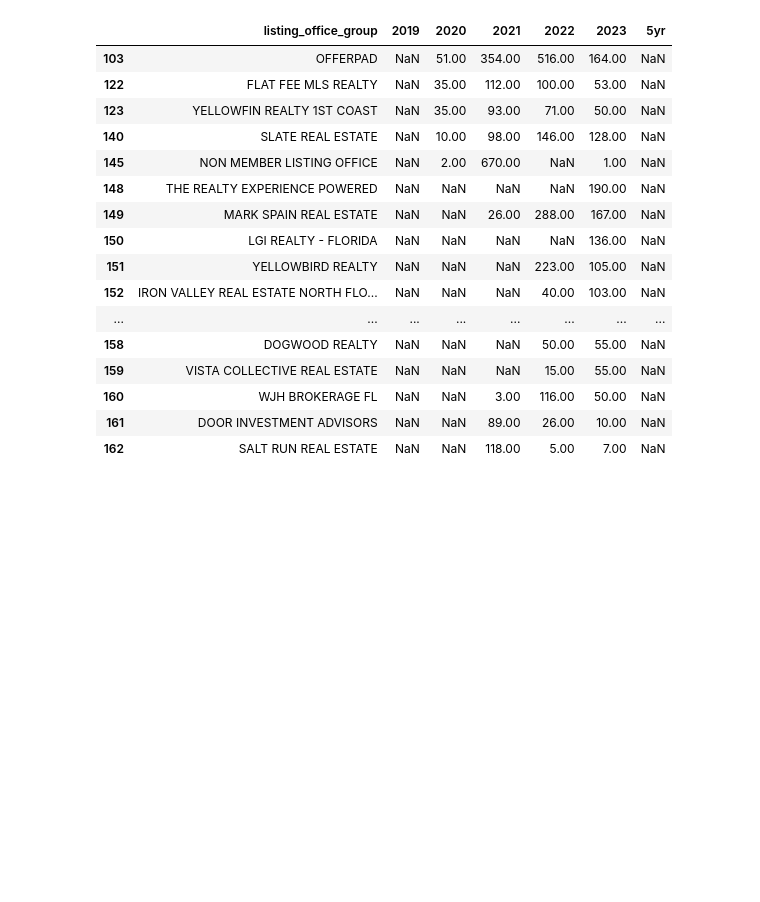
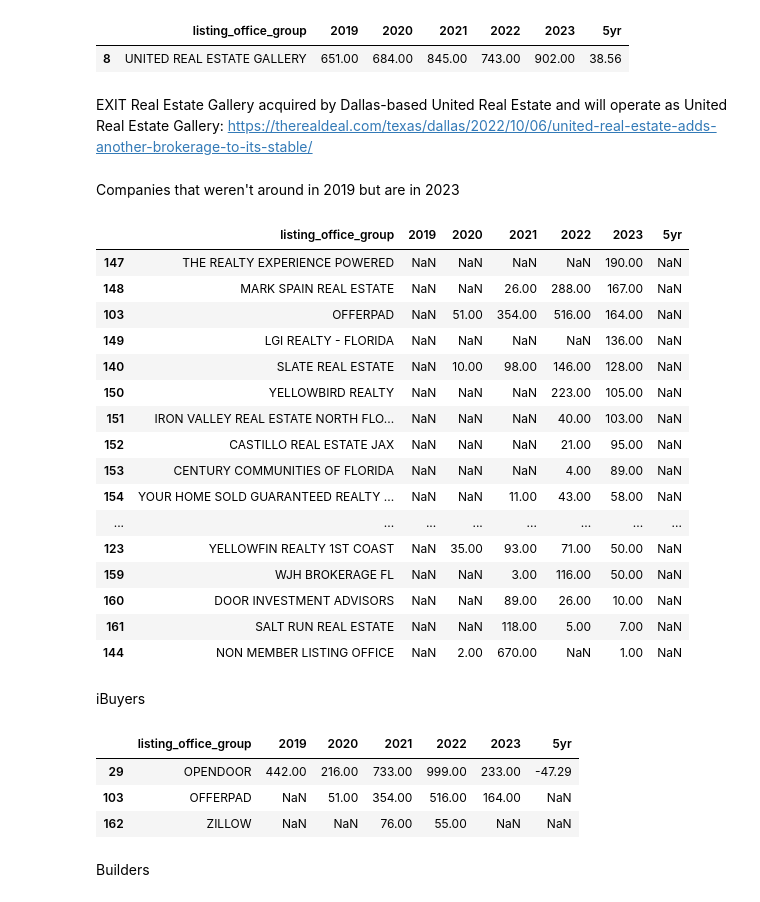
Before and after one commit to altos-research/housingwire-cl, a Jupyter notebook: Jacksonville/MoreEDA.ipynb, the cells around one changed output. Saved outputs shown, nothing was run; the diff lists cells and outputs as text; code cells hidden in the pictures; blank space fills up the shorter version.

Commit message:
More exploration of winner/loser brokers.

```diff
--- a/Jacksonville/MoreEDA.ipynb
+++ b/Jacksonville/MoreEDA.ipynb
@@ -1,3 +3,7 @@
 # %%
 import pandas as pd
 pd.options.display.float_format = '{:,.2f}'.format
+
+df = pd.read_excel('./cleaned/JaxByCoByYear.xlsx')
+df['listing_office_group'] = df.listing_office_group.str.strip()
+df.head()
@@ -77,20 +89,29 @@ df.loc[(~df[2019].isnull())&(df[2023].isnull())]
+# %%
+df.loc[df.listing_office_group.str.contains('UNITED')]
+# %% [output]
+|  | listing_office_group | 2019 | 2020 | 2021 | 2022 | 2023 | 5yr |
+| 8 | UNITED REAL ESTATE GALLERY | 651.00 | 684.00 | 845.00 | 743.00 | 902.00 | 38.56 |
+# %% [markdown]
+EXIT Real Estate Gallery acquired by Dallas-based United Real Estate and will operate as United Real Estate Gallery: https://therealdeal.com/texas/dallas/2022/10/06/united-real-estate-adds-another-brokerage-to-its-stable/
+# %% [markdown]
+Companies that weren't around in 2019 but are in 2023
 # %%
-df.loc[(df[2019].isnull())&(~df[2023].isnull())]
+df.loc[(df[2019].isnull())&(~df[2023].isnull())].sort_values(by=2023, ascending=False)
 # %% [output]
 |  | listing_office_group | 2019 | 2020 | 2021 | 2022 | 2023 | 5yr |
+| 147 | THE REALTY EXPERIENCE POWERED | NaN | NaN | NaN | NaN | 190.00 | NaN |
+| 148 | MARK SPAIN REAL ESTATE | NaN | NaN | 26.00 | 288.00 | 167.00 | NaN |
 | 103 | OFFERPAD | NaN | 51.00 | 354.00 | 516.00 | 164.00 | NaN |
-| 122 | FLAT FEE MLS REALTY | NaN | 35.00 | 112.00 | 100.00 | 53.00 | NaN |
+| 149 | LGI REALTY - FLORIDA | NaN | NaN | NaN | NaN | 136.00 | NaN |
+| 140 | SLATE REAL ESTATE | NaN | 10.00 | 98.00 | 146.00 | 128.00 | NaN |
+| 150 | YELLOWBIRD REALTY | NaN | NaN | NaN | 223.00 | 105.00 | NaN |
+| 151 | IRON VALLEY REAL ESTATE NORTH FLO... | NaN | NaN | NaN | 40.00 | 103.00 | NaN |
+| 152 | CASTILLO REAL ESTATE JAX | NaN | NaN | NaN | 21.00 | 95.00 | NaN |
+| 153 | CENTURY COMMUNITIES OF FLORIDA | NaN | NaN | NaN | 4.00 | 89.00 | NaN |
+| 154 | YOUR HOME SOLD GUARANTEED REALTY ... | NaN | NaN | 11.00 | 43.00 | 58.00 | NaN |
+| ... | ... | ... | ... | ... | ... | ... | ... |
 | 123 | YELLOWFIN REALTY 1ST COAST | NaN | 35.00 | 93.00 | 71.00 | 50.00 | NaN |
-| 140 | SLATE REAL ESTATE | NaN | 10.00 | 98.00 | 146.00 | 128.00 | NaN |
-| 145 | NON MEMBER LISTING OFFICE | NaN | 2.00 | 670.00 | NaN | 1.00 | NaN |
-| 148 | THE REALTY EXPERIENCE POWERED | NaN | NaN | NaN | NaN | 190.00 | NaN |
-| 149 | MARK SPAIN REAL ESTATE | NaN | NaN | 26.00 | 288.00 | 167.00 | NaN |
-| 150 | LGI REALTY - FLORIDA | NaN | NaN | NaN | NaN | 136.00 | NaN |
-| 151 | YELLOWBIRD REALTY | NaN | NaN | NaN | 223.00 | 105.00 | NaN |
-| 152 | IRON VALLEY REAL ESTATE NORTH FLO... | NaN | NaN | NaN | 40.00 | 103.00 | NaN |
-| ... | ... | ... | ... | ... | ... | ... | ... |
-| 158 | DOGWOOD REALTY | NaN | NaN | NaN | 50.00 | 55.00 | NaN |
-| 159 | VISTA COLLECTIVE REAL ESTATE | NaN | NaN | NaN | 15.00 | 55.00 | NaN |
-| 160 | WJH BROKERAGE FL | NaN | NaN | 3.00 | 116.00 | 50.00 | NaN |
-| 161 | DOOR INVESTMENT ADVISORS | NaN | NaN | 89.00 | 26.00 | 10.00 | NaN |
-| 162 | SALT RUN REAL ESTATE | NaN | NaN | 118.00 | 5.00 | 7.00 | NaN |
+| 159 | WJH BROKERAGE FL | NaN | NaN | 3.00 | 116.00 | 50.00 | NaN |
+| 160 | DOOR INVESTMENT ADVISORS | NaN | NaN | 89.00 | 26.00 | 10.00 | NaN |
+| 161 | SALT RUN REAL ESTATE | NaN | NaN | 118.00 | 5.00 | 7.00 | NaN |
+| 144 | NON MEMBER LISTING OFFICE | NaN | 2.00 | 670.00 | NaN | 1.00 | NaN |
@@ -103,0 +118,11 @@ df.loc[(df[2019].isnull())&(~df[2023].isnull())]
+# %% [markdown]
+iBuyers
+# %%
+df.loc[df.listing_office_group.isin(['OFFERPAD', 'OPENDOOR', 'ZILLOW'])]
+# %% [output]
+|  | listing_office_group | 2019 | 2020 | 2021 | 2022 | 2023 | 5yr |
+| 29 | OPENDOOR | 442.00 | 216.00 | 733.00 | 999.00 | 233.00 | -47.29 |
+| 103 | OFFERPAD | NaN | 51.00 | 354.00 | 516.00 | 164.00 | NaN |
+| 162 | ZILLOW | NaN | NaN | 76.00 | 55.00 | NaN | NaN |
+# %% [markdown]
+Builders
```
Also changed, not shown: parts of 17 cells of this notebook.
